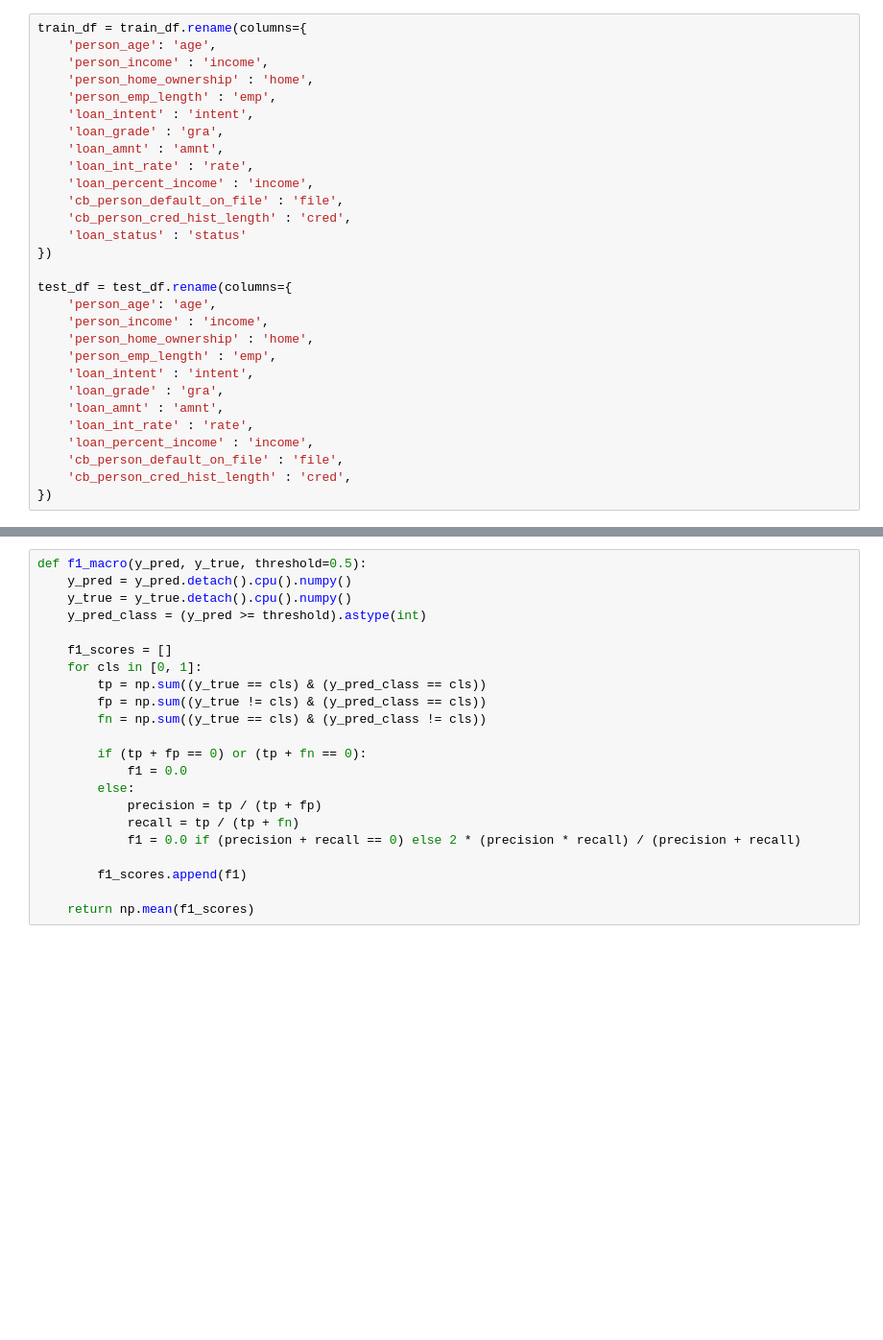
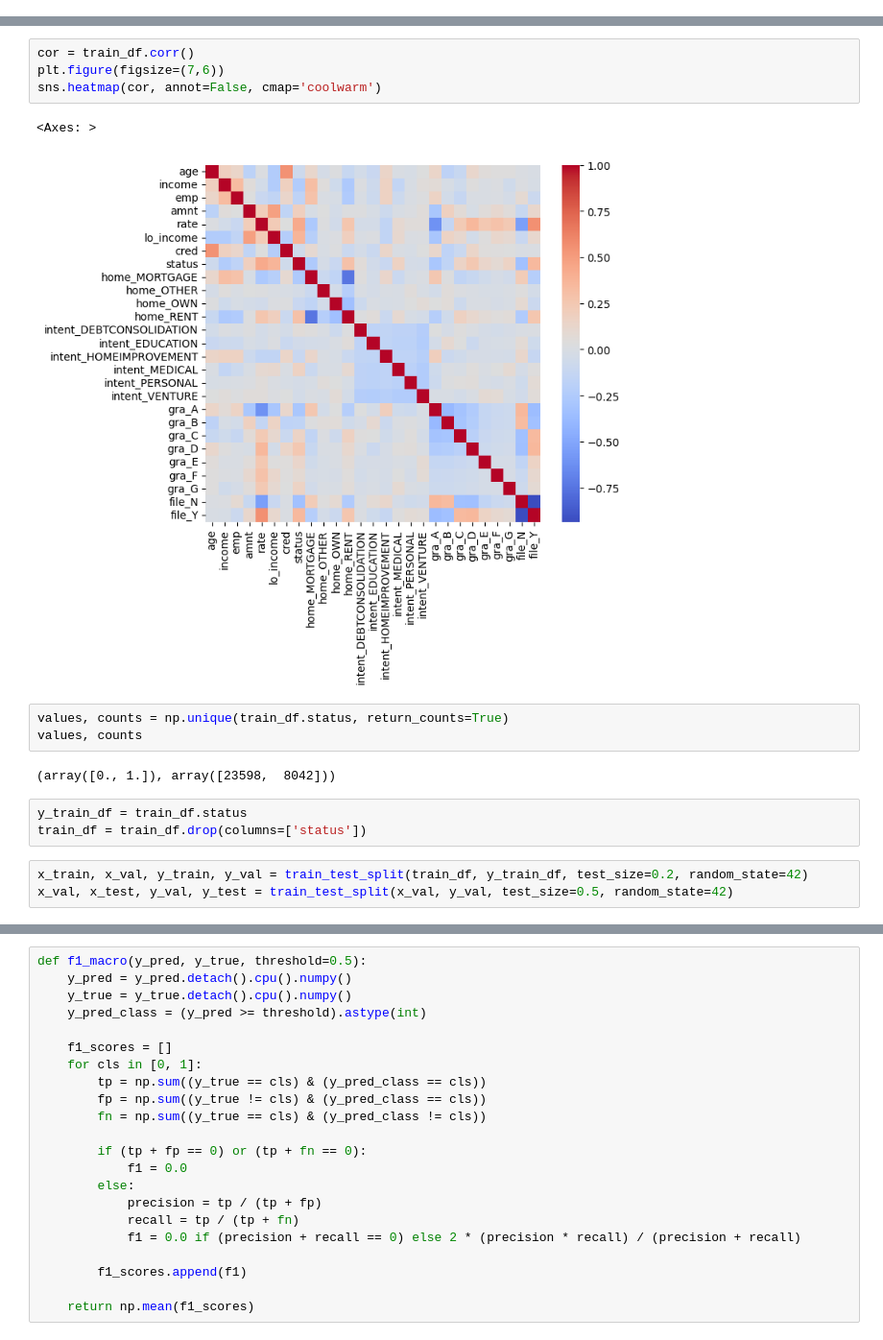
Before and after one commit to Rokabpy/BankMod-AI-Hackathon, a Jupyter notebook: BankMod_AI_Hackathon_[online].ipynb, the cells around one changed output, grey strips where cells are left out. Shown at 96% size. Cells and saved outputs as stored; diff of their text form; blank space fills up the shorter version.

```diff
--- a/BankMod_AI_Hackathon_[online].ipynb
+++ b/BankMod_AI_Hackathon_[online].ipynb
@@ -42,29 +81,0 @@ memory usage: 3.1+ MB
-# %%
-train_df = train_df.rename(columns={
-    'person_age': 'age',
-    'person_income' : 'income',
-    'person_home_ownership' : 'home',
-    'person_emp_length' : 'emp',
-    'loan_intent' : 'intent',
-    'loan_grade' : 'gra',
-    'loan_amnt' : 'amnt',
-    'loan_int_rate' : 'rate',
-    'loan_percent_income' : 'income',
-    'cb_person_default_on_file' : 'file',
-    'cb_person_cred_hist_length' : 'cred',
-    'loan_status' : 'status'
-})
-
-test_df = test_df.rename(columns={
-    'person_age': 'age',
-    'person_income' : 'income',
-    'person_home_ownership' : 'home',
-    'person_emp_length' : 'emp',
-    'loan_intent' : 'intent',
-    'loan_grade' : 'gra',
-    'loan_amnt' : 'amnt',
-    'loan_int_rate' : 'rate',
-    'loan_percent_income' : 'income',
-    'cb_person_default_on_file' : 'file',
-    'cb_person_cred_hist_length' : 'cred',
-})
@@ -77,0 +93,18 @@ test_df = pd.get_dummies(test_df, columns=['home', 'intent', 'gra', 'file'], dty
+# %%
+cor = train_df.corr()
+plt.figure(figsize=(7,6))
+sns.heatmap(cor, annot=False, cmap='coolwarm')
+# %% [output]
+<Axes: >
+[figure, added]
+# %%
+values, counts = np.unique(train_df.status, return_counts=True)
+values, counts
+# %% [output]
+(array([0., 1.]), array([23598,  8042]))
+# %%
+y_train_df = train_df.status
+train_df = train_df.drop(columns=['status'])
+# %%
+x_train, x_val, y_train, y_val = train_test_split(train_df, y_train_df, test_size=0.2, random_state=42)
+x_val, x_test, y_val, y_test = train_test_split(x_val, y_val, test_size=0.5, random_state=42)
```
Also changed, not shown: parts of 23 cells of this notebook.
